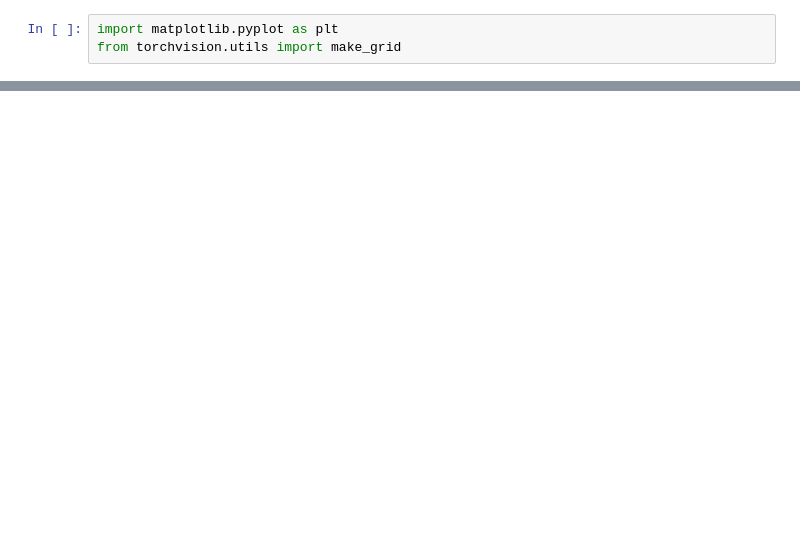
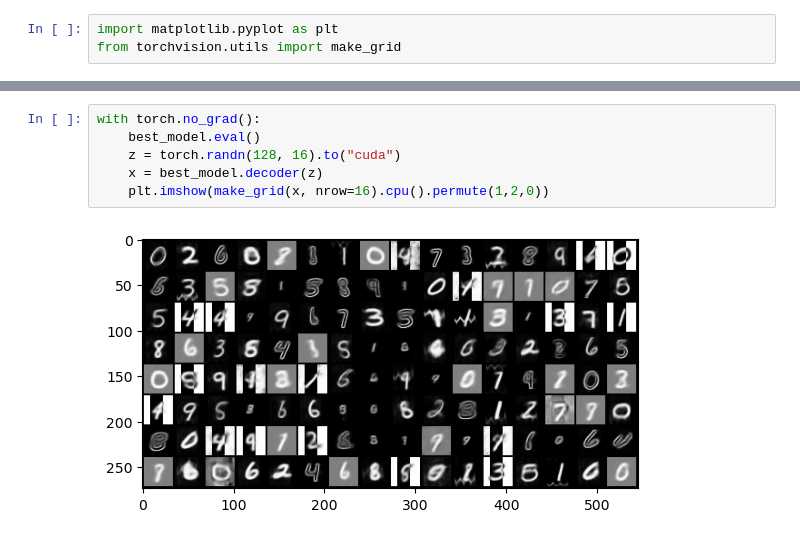
Before and after one commit to scotsun/resnet-vae, a Jupyter notebook: demo.ipynb, the cells around one changed output, grey strips where cells are left out. Cells and saved outputs as stored; diff of their text form; blank space fills up the shorter version.

```diff
--- a/demo.ipynb
+++ b/demo.ipynb
@@ -118,0 +106,8 @@ with torch.no_grad():
+# %%
+with torch.no_grad():
+    best_model.eval()
+    z = torch.randn(128, 16).to("cuda")
+    x = best_model.decoder(z)
+    plt.imshow(make_grid(x, nrow=16).cpu().permute(1,2,0))
+# %% [output]
+[figure, added]
```
Also changed, not shown: parts of 13 cells of this notebook, 2 other files.
